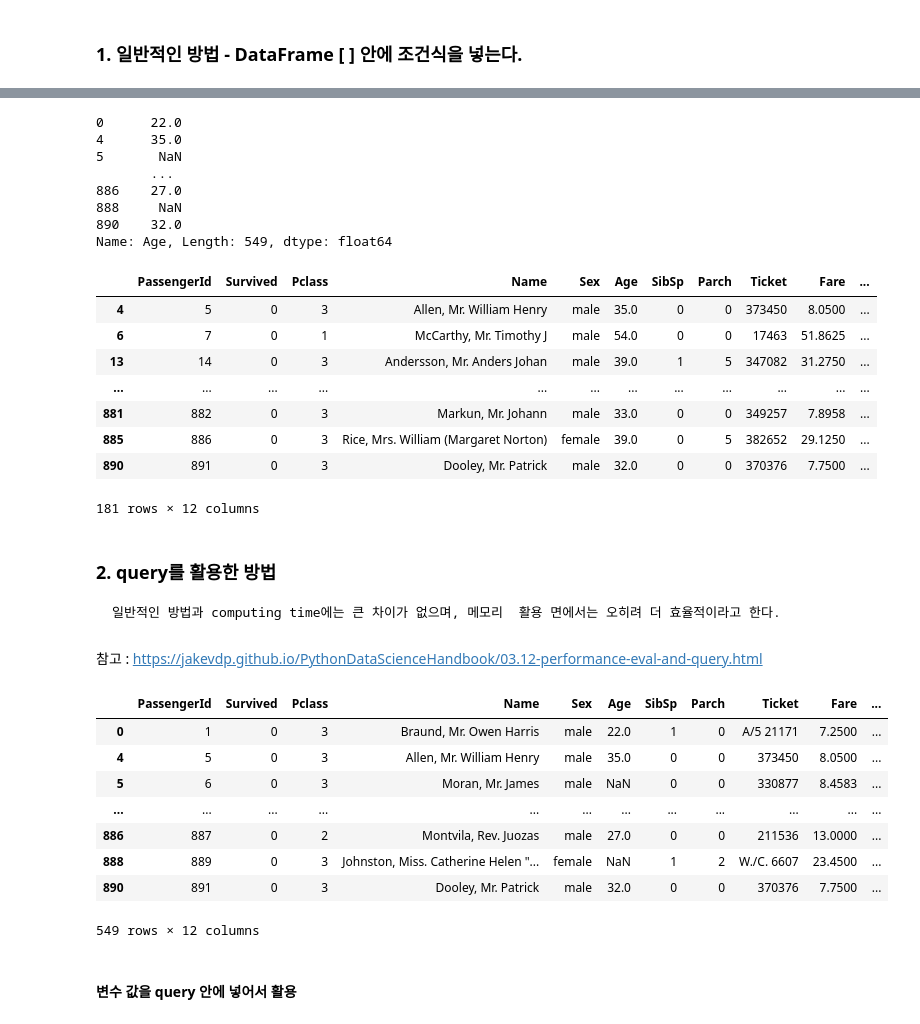
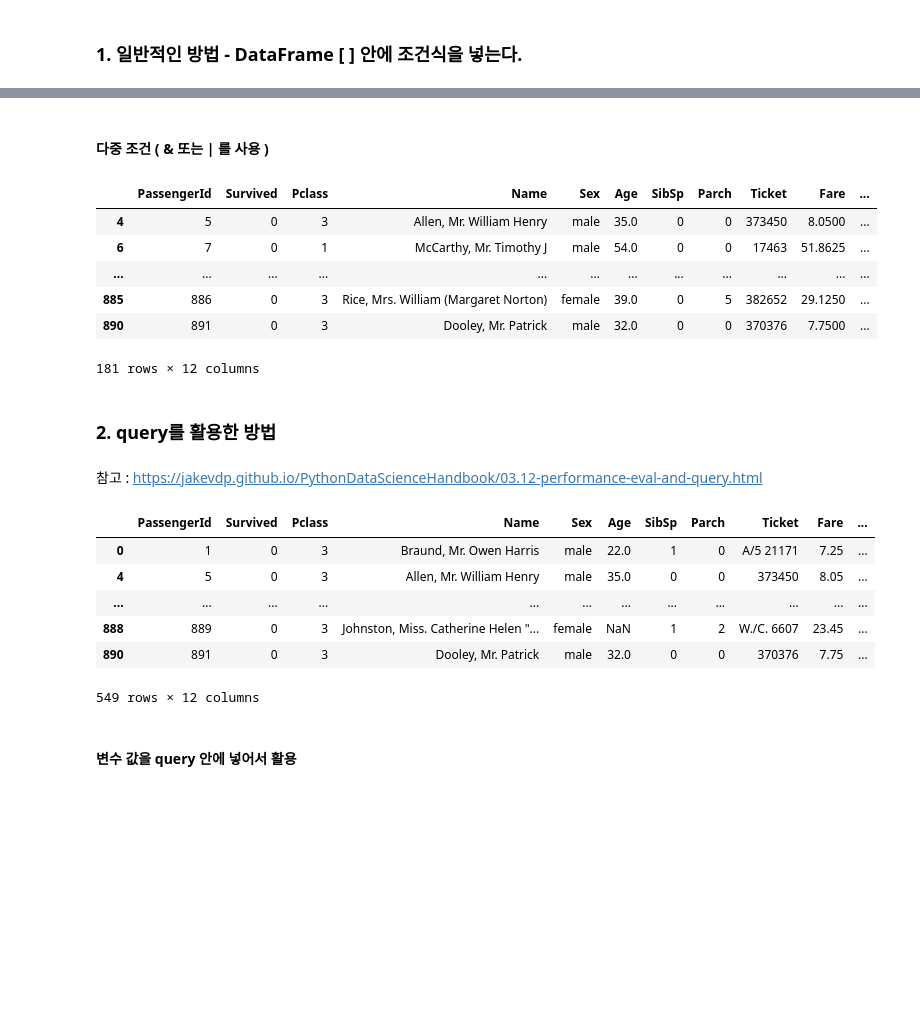
Before and after one commit to yahwang/Data-Processing-With-Pandas-Note, a Jupyter notebook: query.ipynb, the cells around one changed output, grey strips where cells are left out. Drawn from its saved outputs; the diff is of its cells as text; code cells hidden in the pictures; blank space fills up the shorter version.

```diff
--- a/query.ipynb
+++ b/query.ipynb
@@ -1,7 +1,8 @@
 # %%
 import pandas as pd
+pd.options.display.max_rows = 4
+
 train = pd.read_csv("./data/titanic_train.csv")
-pd.options.display.max_rows = 6
 # %% [markdown]
 ### 1. 일반적인 방법 - DataFrame [ ] 안에 조건식을 넣는다.
 # %%
@@ -29,45 +26,30 @@ train[train['Survived']==0]
 549 rows × 12 columns
-# %%
-train.Age[train['Survived']==0]  # 특정 컬럼 활용
-# %% [output]
-0      22.0
-4      35.0
-5       NaN
-       ...
-886    27.0
-888     NaN
-890    32.0
-Name: Age, Length: 549, dtype: float64
+# %% [markdown]
+#### 다중 조건 ( & 또는 | 를 사용 )
 # %%
-# 다중 조건 ( & 또는 | 를 사용 )
 ## 조건마다 ( ) 가 반드시 필요
-train[(train.Age>30) & (train.Survived==0)]
+train.loc[(train.Age>30) & (train.Survived==0)]
 # %% [output]
 |  | PassengerId | Survived | Pclass | Name | Sex | Age | SibSp | Parch | Ticket | Fare | ... |
 | 4 | 5 | 0 | 3 | Allen, Mr. William Henry | male | 35.0 | 0 | 0 | 373450 | 8.0500 | ... |
 | 6 | 7 | 0 | 1 | McCarthy, Mr. Timothy J | male | 54.0 | 0 | 0 | 17463 | 51.8625 | ... |
-| 13 | 14 | 0 | 3 | Andersson, Mr. Anders Johan | male | 39.0 | 1 | 5 | 347082 | 31.2750 | ... |
 | ... | ... | ... | ... | ... | ... | ... | ... | ... | ... | ... | ... |
-| 881 | 882 | 0 | 3 | Markun, Mr. Johann | male | 33.0 | 0 | 0 | 349257 | 7.8958 | ... |
 | 885 | 886 | 0 | 3 | Rice, Mrs. William (Margaret Norton) | female | 39.0 | 0 | 5 | 382652 | 29.1250 | ... |
 | 890 | 891 | 0 | 3 | Dooley, Mr. Patrick | male | 32.0 | 0 | 0 | 370376 | 7.7500 | ... |
 181 rows × 12 columns
-# %% [markdown]
-### 2. query를 활용한 방법
-    일반적인 방법과 computing time에는 큰 차이가 없으며, 메모리  활용 면에서는 오히려 더 효율적이라고 한다.
+# %% [markdown]
+### 2. query를 활용한 방법
 # %% [markdown]
 참고 : https://jakevdp.github.io/PythonDataScienceHandbook/03.12-performance-eval-and-query.html
 # %%
 train.query('Survived == 0')
 # %% [output]
 |  | PassengerId | Survived | Pclass | Name | Sex | Age | SibSp | Parch | Ticket | Fare | ... |
-| 0 | 1 | 0 | 3 | Braund, Mr. Owen Harris | male | 22.0 | 1 | 0 | A/5 21171 | 7.2500 | ... |
-| 4 | 5 | 0 | 3 | Allen, Mr. William Henry | male | 35.0 | 0 | 0 | 373450 | 8.0500 | ... |
-| 5 | 6 | 0 | 3 | Moran, Mr. James | male | NaN | 0 | 0 | 330877 | 8.4583 | ... |
+| 0 | 1 | 0 | 3 | Braund, Mr. Owen Harris | male | 22.0 | 1 | 0 | A/5 21171 | 7.25 | ... |
+| 4 | 5 | 0 | 3 | Allen, Mr. William Henry | male | 35.0 | 0 | 0 | 373450 | 8.05 | ... |
 | ... | ... | ... | ... | ... | ... | ... | ... | ... | ... | ... | ... |
-| 886 | 887 | 0 | 2 | Montvila, Rev. Juozas | male | 27.0 | 0 | 0 | 211536 | 13.0000 | ... |
-| 888 | 889 | 0 | 3 | Johnston, Miss. Catherine Helen "... | female | NaN | 1 | 2 | W./C. 6607 | 23.4500 | ... |
-| 890 | 891 | 0 | 3 | Dooley, Mr. Patrick | male | 32.0 | 0 | 0 | 370376 | 7.7500 | ... |
+| 888 | 889 | 0 | 3 | Johnston, Miss. Catherine Helen "... | female | NaN | 1 | 2 | W./C. 6607 | 23.45 | ... |
+| 890 | 891 | 0 | 3 | Dooley, Mr. Patrick | male | 32.0 | 0 | 0 | 370376 | 7.75 | ... |
 549 rows × 12 columns
 # %% [markdown]
 #### 변수 값을 query 안에 넣어서 활용
```
Also changed, not shown: parts of 15 cells of this notebook, 8 other files.
